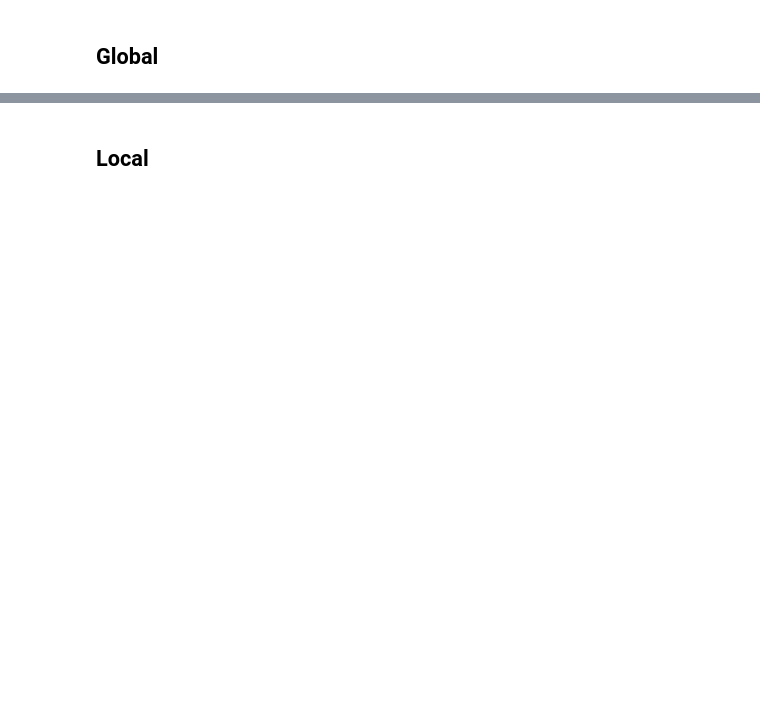
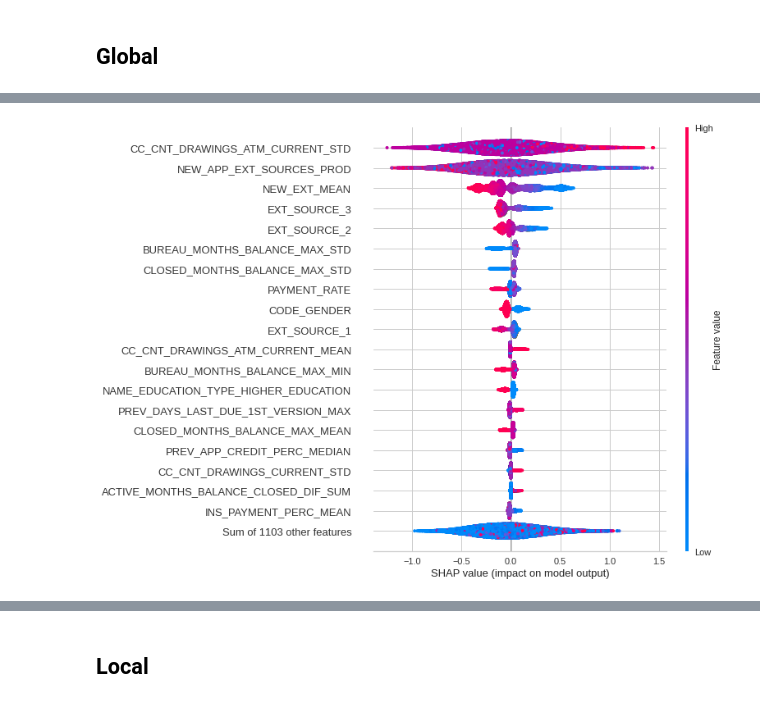
Before and after one commit to AbdulmagedALKHULAIFI/Score_system_decision_octroi_credit, a Jupyter notebook: P7_02_notebook.ipynb, the cells around one changed output, grey strips where cells are left out. Drawn from its saved outputs; the diff is of its cells as text; code cells hidden in the pictures; blank space fills up the shorter version.

```diff
--- a/P7_02_notebook.ipynb
+++ b/P7_02_notebook.ipynb
@@ -2808,4 +2814,6 @@ shap.plots.bar(shap_values)
 # %%
-shap.plots.beeswarm(shap_values)
+shap.plots.beeswarm(shap_values, max_display=20,order=shap_values.abs.max(0))
+# %% [output]
+[figure, added]
 # %%
 shap.plots.scatter(shap_values[:,"DAYS_EMPLOYED"])
```
Also changed, not shown: parts of 34 cells of this notebook.
